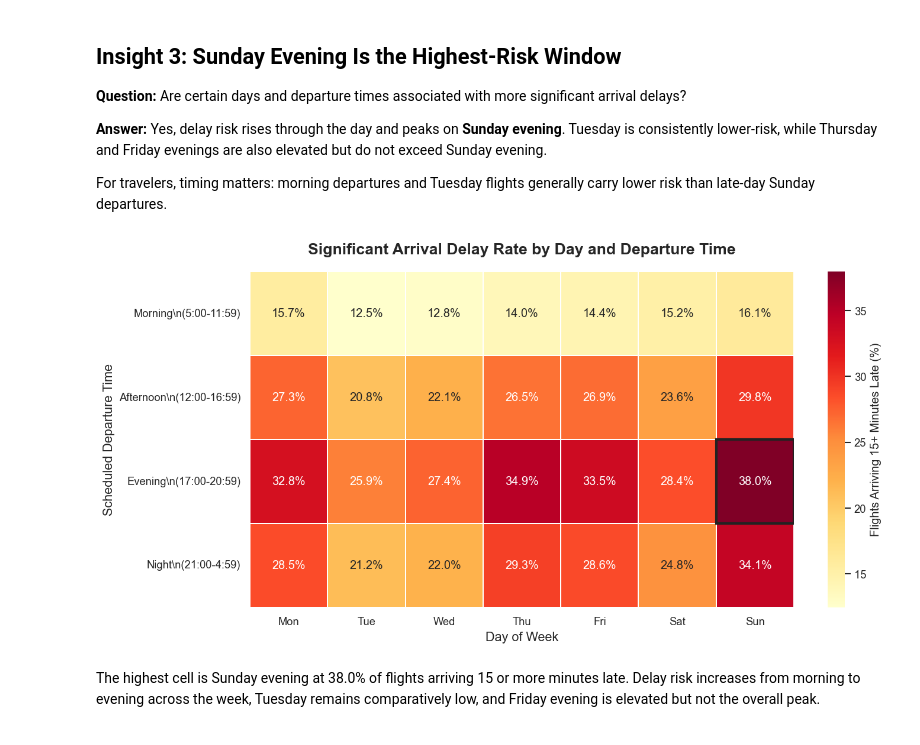
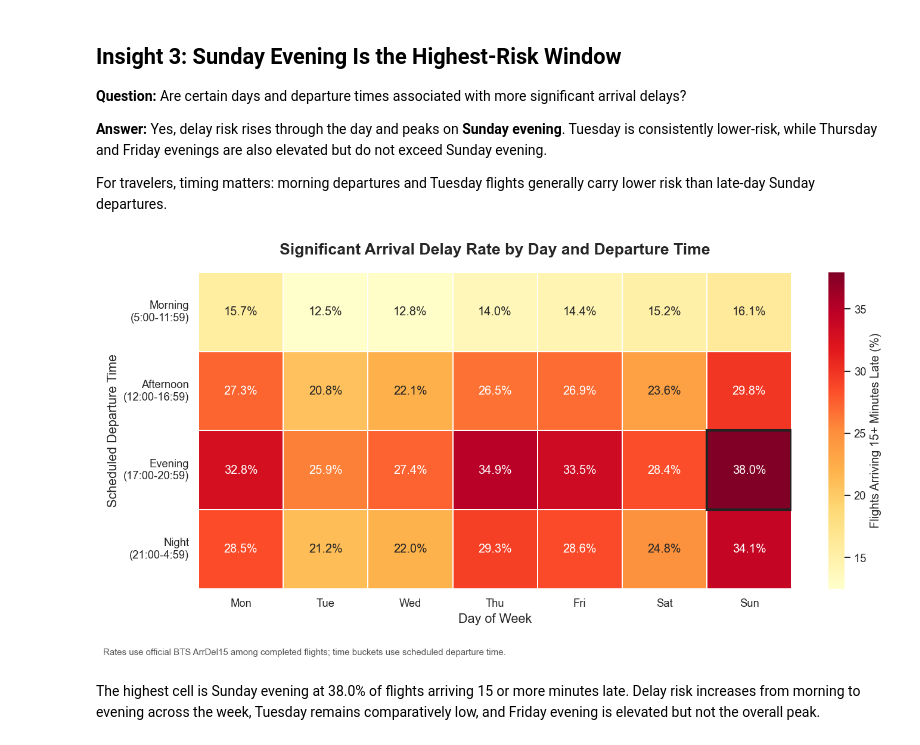
Before and after one commit to luisjfeliu/data-analysis-flight-delays-visuals, a Jupyter notebook: Part_II_explanatory.ipynb, the cells around one changed output. Drawn from its saved outputs; the diff is of its cells as text; code cells hidden in the pictures.

Commit message:
Part II heatmap and other minor fixes

```diff
--- a/Part_II_explanatory.ipynb
+++ b/Part_II_explanatory.ipynb
@@ -90,6 +91,7 @@ def read_monthly_zip(zip_path, columns):
 
 if PROCESSED_DATA.exists():
     df = pd.read_csv(PROCESSED_DATA, usecols=cols, encoding='latin-1', low_memory=False)
+    data_source = 'processed local cache in data/processed/'
 else:
     zip_files = sorted(DATA_DIR.glob(ZIP_PATTERN), key=month_number)
     if len(zip_files) != 12:
@@ -98,6 +100,7 @@ else:
             'Copy or download them from BTS.'
         )
     df = pd.concat((read_monthly_zip(path, cols) for path in zip_files), ignore_index=True)
+    data_source = 'monthly ZIP files in data/raw/'
 
 # Blank cause fields mean no minutes were attributed to that delay cause.
 delay_causes = ['CarrierDelay', 'WeatherDelay', 'NASDelay', 'SecurityDelay', 'LateAircraftDelay']
@@ -131,6 +134,7 @@ day_names = {1: 'Mon', 2: 'Tue', 3: 'Wed', 4: 'Thu', 5: 'Fri', 6: 'Sat', 7: 'Sun
 df_active['DayName'] = df_active['DayOfWeek'].map(day_names)
 df_active['TimeOfDay'] = df_active['CRSDepTime'].apply(classify_time)
 
+print(f"Source: {data_source}")
 print(f"Dataset: {len(df):,} scheduled flights")
 print(f"Completed flights used for delay analysis: {len(df_active):,}")
 print(f"Cancelled flights: {(df['Cancelled'].astype(bool)).sum():,}")
@@ -305,10 +314,10 @@ For travelers, timing matters: morning departures and Tuesday flights generally
 # Insight 3: Significant arrival delay rate by day and scheduled departure time
 time_order = ['Morning', 'Afternoon', 'Evening', 'Night']
 time_labels = {
-    'Morning': 'Morning\\n(5:00-11:59)',
-    'Afternoon': 'Afternoon\\n(12:00-16:59)',
-    'Evening': 'Evening\\n(17:00-20:59)',
-    'Night': 'Night\\n(21:00-4:59)'
+    'Morning': 'Morning\n(5:00-11:59)',
+    'Afternoon': 'Afternoon\n(12:00-16:59)',
+    'Evening': 'Evening\n(17:00-20:59)',
+    'Night': 'Night\n(21:00-4:59)'
 }
 day_order = ['Mon', 'Tue', 'Wed', 'Thu', 'Fri', 'Sat', 'Sun']
 
@@ -321,35 +330,37 @@ arr_delay_by_day_time['delay_rate'] = arr_delay_by_day_time['delay_rate'] * 100
 
 delay_heatmap = (
     arr_delay_by_day_time['delay_rate']
     .unstack('DayName')
     .reindex(index=time_order, columns=day_order)
 )
 annot = delay_heatmap.round(1).astype(str) + '%'
 
 fig, ax = plt.subplots(figsize=(12, 6))
 sns.heatmap(
     delay_heatmap,
     annot=annot,
     fmt='',
     cmap='YlOrRd',
     linewidths=1,
     linecolor='white',
     cbar_kws={'label': 'Flights Arriving 15+ Minutes Late (%)'},
     ax=ax
 )
 
 max_time, max_day = delay_heatmap.stack().idxmax()
 max_row = time_order.index(max_time)
 max_col = day_order.index(max_day)
 ax.add_patch(plt.Rectangle((max_col, max_row), 1, 1, fill=False, edgecolor='#222222', lw=2.5))
 ax.set_title('Significant Arrival Delay Rate by Day and Departure Time', fontsize=16, fontweight='bold', pad=18)
 ax.set_xlabel('Day of Week', fontsize=13)
 ax.set_ylabel('Scheduled Departure Time', fontsize=13)
 ax.tick_params(axis='x', rotation=0)
 ax.set_yticklabels([time_labels[label] for label in time_order], rotation=0)
-plt.tight_layout()
+fig.text(0.01, 0.01, 'Rates use official BTS ArrDel15 among completed flights; time buckets use scheduled departure time.',
+         fontsize=9, color='#555555')
+plt.tight_layout(rect=[0, 0.05, 1, 1])
 # %% [output]
-[figure, old version]
+[figure, new version]
 # %% [markdown]
 The highest cell is Sunday evening at 38.0% of flights arriving 15 or more minutes late. Delay risk increases from morning to evening across the week, Tuesday remains comparatively low, and Friday evening is elevated but not the overall peak.
 # %% [markdown]
```
Also changed, not shown: parts of 6 cells of this notebook, 1 other file.
